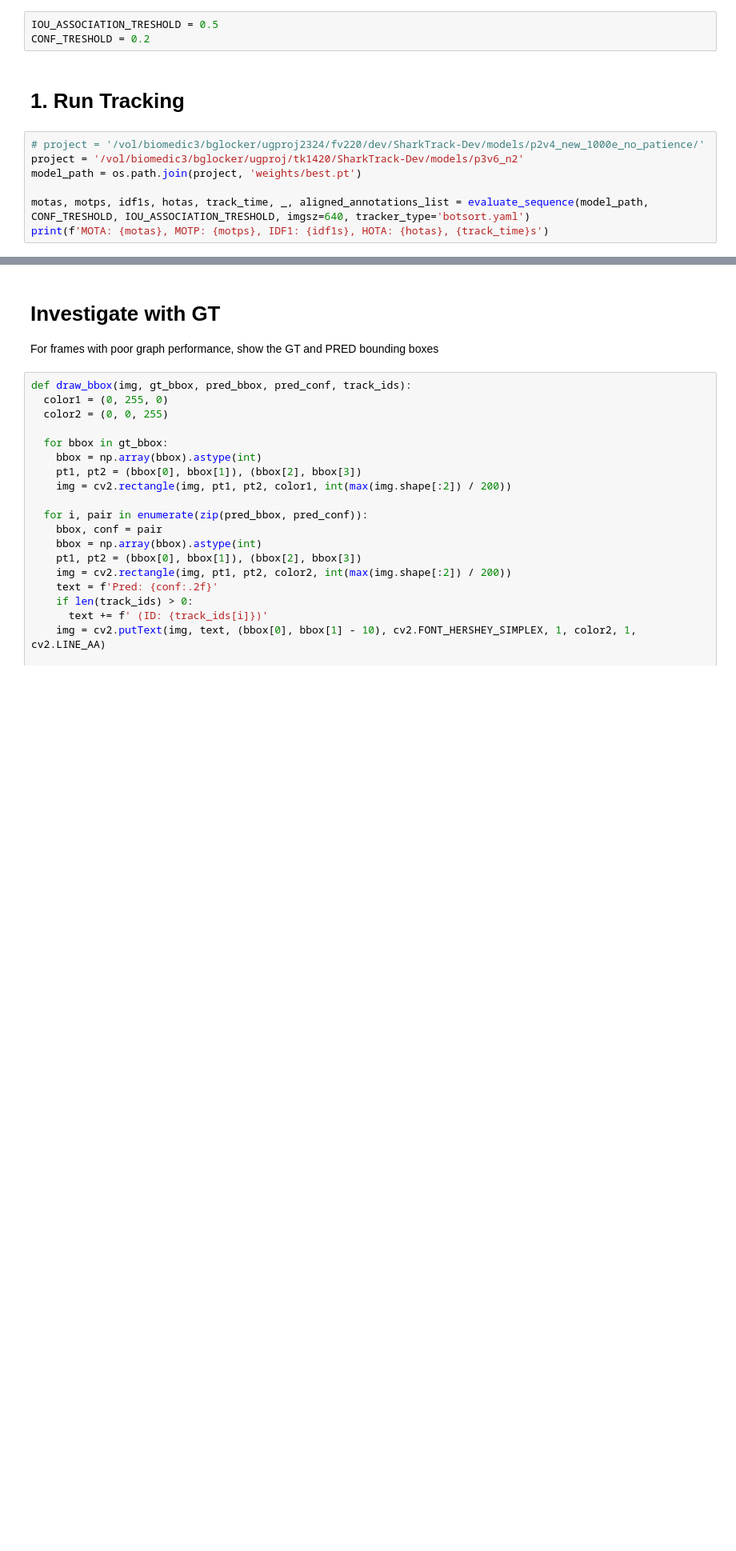
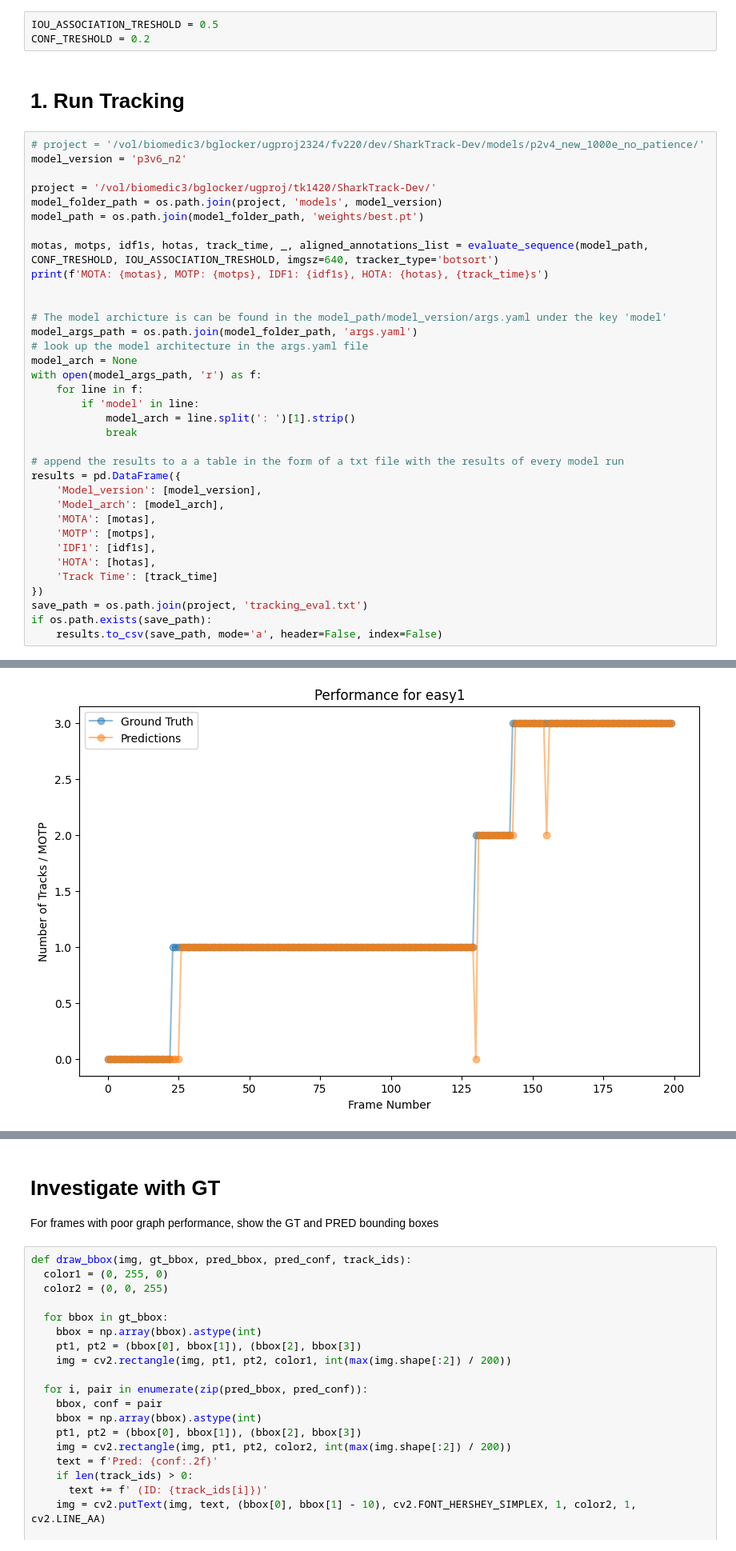
Before and after one commit to TheoKash/SharkTrack-Evolved, a Jupyter notebook: evaluation/evaluate_detector.ipynb, the cells around one changed output, grey strips where cells are left out. Shown at 80% size. Saved outputs shown, nothing was run; the diff lists cells and outputs as text; blank space fills up the shorter version.

```diff
--- a/evaluation/evaluate_detector.ipynb
+++ b/evaluation/evaluate_detector.ipynb
@@ -18,11 +18,39 @@ CONF_TRESHOLD = 0.2
 # 1. Run Tracking
 # %%
 # project = '/vol/biomedic3/bglocker/ugproj2324/fv220/dev/SharkTrack-Dev/models/p2v4_new_1000e_no_patience/'
-project = '/vol/biomedic3/bglocker/ugproj/tk1420/SharkTrack-Dev/models/p3v6_n2'
-model_path = os.path.join(project, 'weights/best.pt')
+model_version = 'p3v6_n2'
 
-motas, motps, idf1s, hotas, track_time, _, aligned_annotations_list = evaluate_sequence(model_path, CONF_TRESHOLD, IOU_ASSOCIATION_TRESHOLD, imgsz=640, tracker_type='botsort.yaml')
+project = '/vol/biomedic3/bglocker/ugproj/tk1420/SharkTrack-Dev/'
+model_folder_path = os.path.join(project, 'models', model_version)
+model_path = os.path.join(model_folder_path, 'weights/best.pt')
+
+motas, motps, idf1s, hotas, track_time, _, aligned_annotations_list = evaluate_sequence(model_path, CONF_TRESHOLD, IOU_ASSOCIATION_TRESHOLD, imgsz=640, tracker_type='botsort')
 print(f'MOTA: {motas}, MOTP: {motps}, IDF1: {idf1s}, HOTA: {hotas}, {track_time}s')
+
+
+# The model archicture is can be found in the model_path/model_version/args.yaml under the key 'model'
+model_args_path = os.path.join(model_folder_path, 'args.yaml')
+# look up the model architecture in the args.yaml file
+model_arch = None
+with open(model_args_path, 'r') as f:
+    for line in f:
+        if 'model' in line:
+            model_arch = line.split(': ')[1].strip()
+            break
+
+# append the results to a a table in the form of a txt file with the results of every model run
+results = pd.DataFrame({
+    'Model_version': [model_version],
+    'Model_arch': [model_arch],
+    'MOTA': [motas],
+    'MOTP': [motps],
+    'IDF1': [idf1s],
+    'HOTA': [hotas],
+    'Track Time': [track_time]
+})
+save_path = os.path.join(project, 'tracking_eval.txt')
+if os.path.exists(save_path):
+    results.to_csv(save_path, mode='a', header=False, index=False)
 # %% [output]
 Evaluating easy1
 Running track mode...
@@ -43,0 +61 @@ MOTA: 0.92, MOTP: 0.78, IDF1: 0.82, HOTA: 0.88, 16.75823473930359s
+[figure, added]
```
Also changed, not shown: parts of 4 cells of this notebook, 3 other files.
